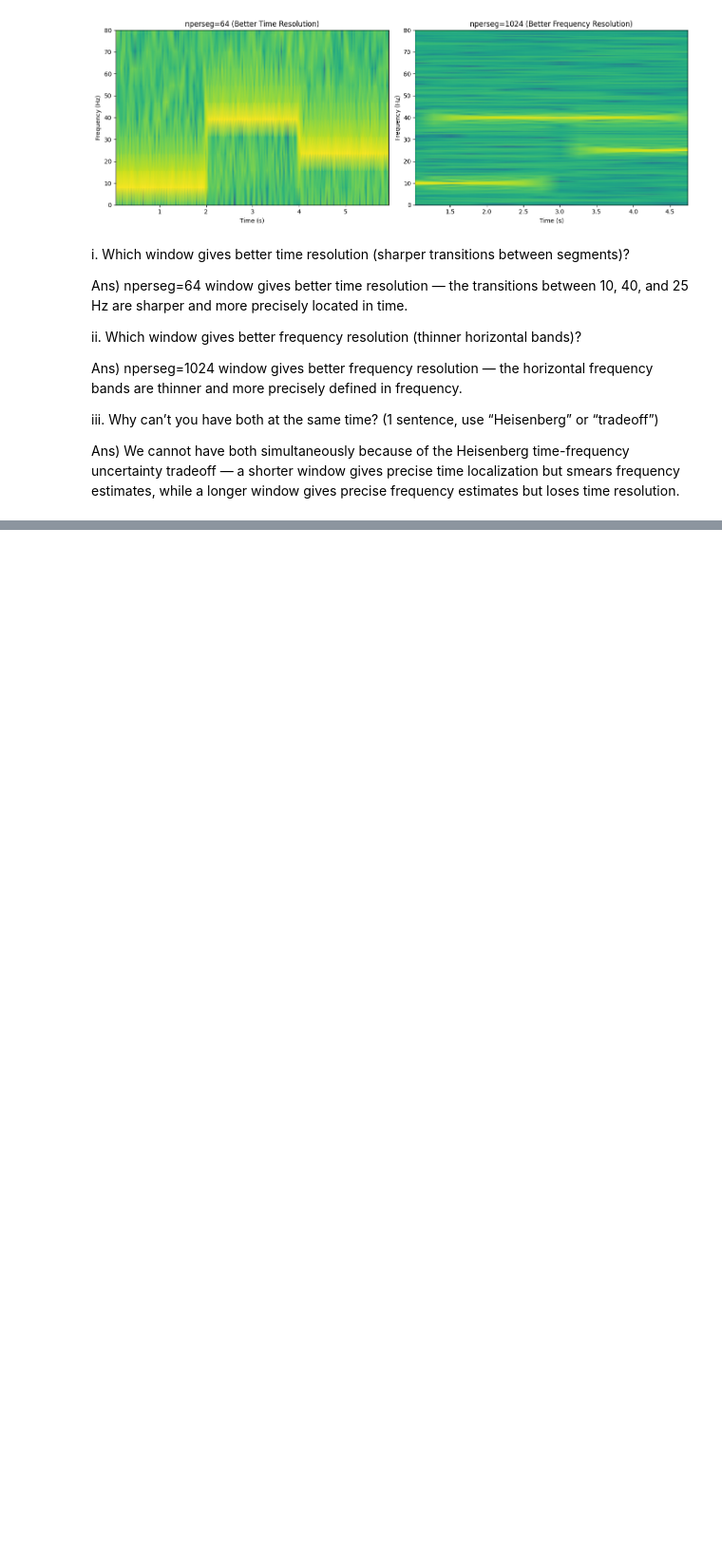
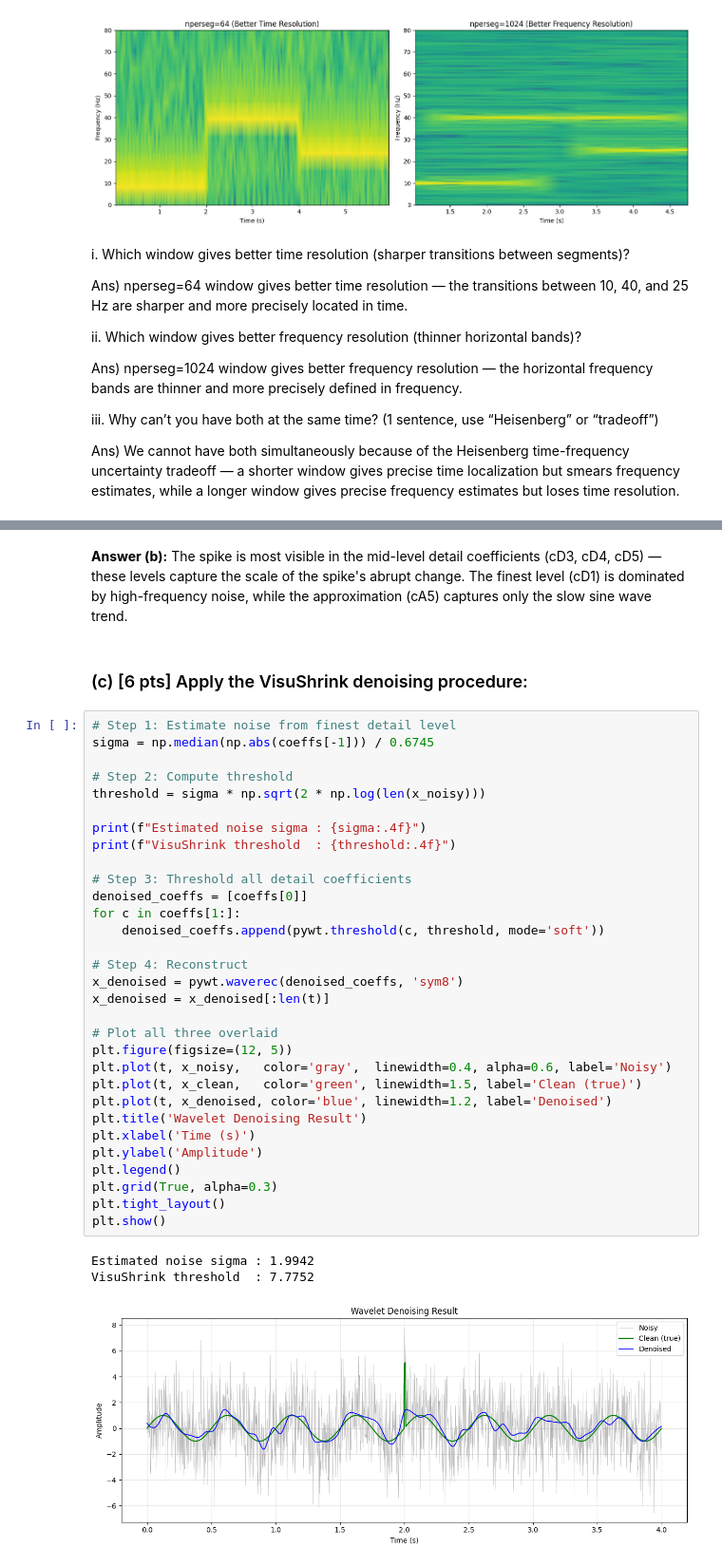
Before and after one commit to arjungiri1234/Spectral-Features-for-Time-Series, a Jupyter notebook: Spectral-features.ipynb, the cells around one changed output, grey strips where cells are left out. Shown at 95% size. Drawn from its saved outputs; the diff is of its cells as text; blank space fills up the shorter version.

```diff
--- a/Spectral-features.ipynb
+++ b/Spectral-features.ipynb
@@ -279,0 +341,39 @@ Ans) We cannot have both simultaneously because of the Heisenberg time-frequency
+# %% [markdown]
+**Answer (b):** The spike is most visible in the mid-level detail coefficients (cD3, cD4, cD5) — these levels capture the scale of the spike's abrupt change. The finest level (cD1) is dominated by high-frequency noise, while the approximation (cA5) captures only the slow sine wave trend.
+# %% [markdown]
+### (c) [6 pts] Apply the VisuShrink denoising procedure:
+# %%
+# Step 1: Estimate noise from finest detail level
+sigma = np.median(np.abs(coeffs[-1])) / 0.6745
+
+# Step 2: Compute threshold
+threshold = sigma * np.sqrt(2 * np.log(len(x_noisy)))
+
+print(f"Estimated noise sigma : {sigma:.4f}")
+print(f"VisuShrink threshold  : {threshold:.4f}")
+
+# Step 3: Threshold all detail coefficients
+denoised_coeffs = [coeffs[0]]
+for c in coeffs[1:]:
+    denoised_coeffs.append(pywt.threshold(c, threshold, mode='soft'))
+
+# Step 4: Reconstruct
+x_denoised = pywt.waverec(denoised_coeffs, 'sym8')
+x_denoised = x_denoised[:len(t)]
+
+# Plot all three overlaid
+plt.figure(figsize=(12, 5))
+plt.plot(t, x_noisy,   color='gray',  linewidth=0.4, alpha=0.6, label='Noisy')
+plt.plot(t, x_clean,   color='green', linewidth=1.5, label='Clean (true)')
+plt.plot(t, x_denoised, color='blue', linewidth=1.2, label='Denoised')
+plt.title('Wavelet Denoising Result')
+plt.xlabel('Time (s)')
+plt.ylabel('Amplitude')
+plt.legend()
+plt.grid(True, alpha=0.3)
+plt.tight_layout()
+plt.show()
+# %% [output]
+Estimated noise sigma : 1.9942
+VisuShrink threshold  : 7.7752
+[figure, added]
```
Also changed, not shown: parts of 11 cells of this notebook.
